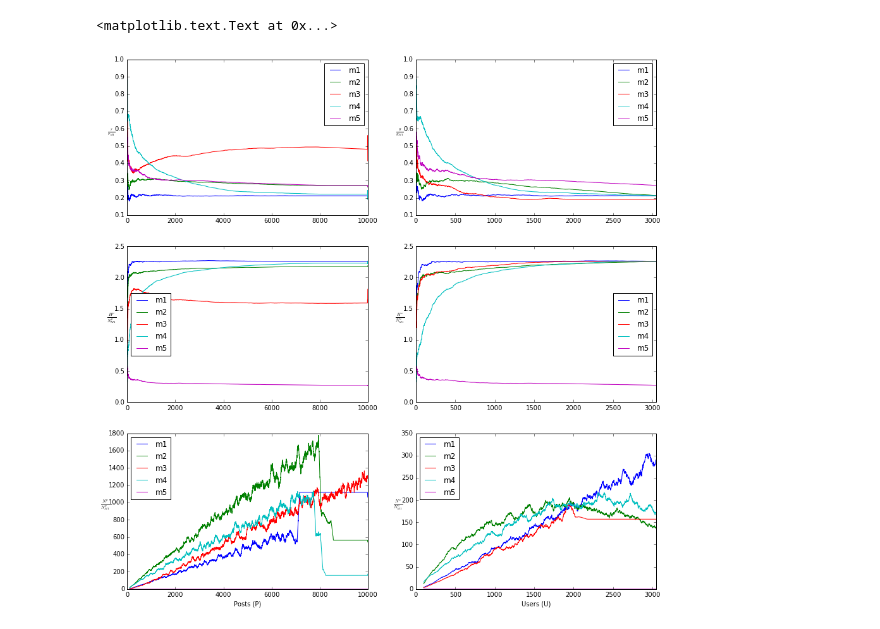
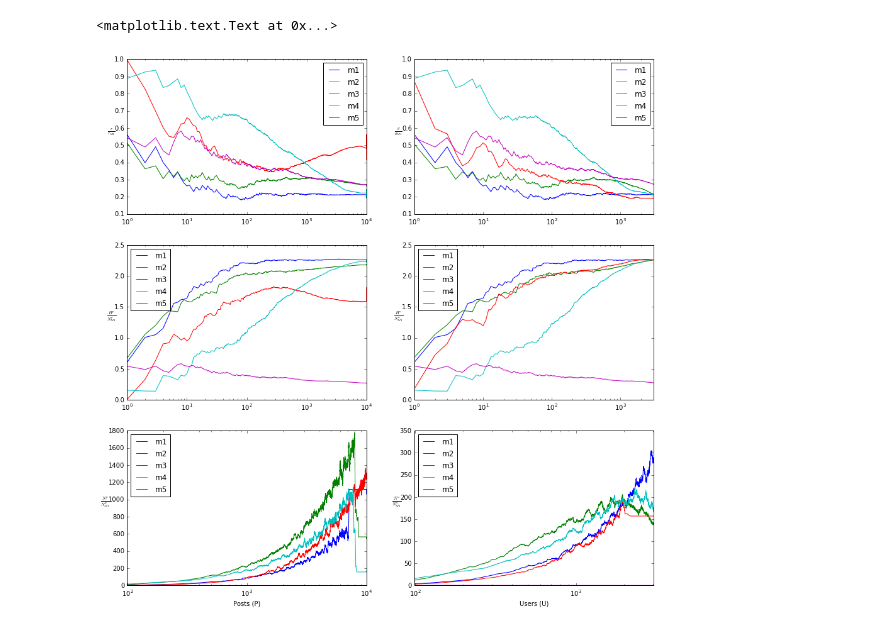
Before and after one commit to danjamker/DiffusionSimulation, a Jupyter notebook: notebook/visualize-simulation.ipynb, the cells around one changed output. Cells and saved outputs as stored; diff of their text form; code cells hidden in the pictures.

```diff
--- a/notebook/visualize-simulation.ipynb
+++ b/notebook/visualize-simulation.ipynb
@@ -122,7 +127,7 @@ usagedominance = result_act[["usagedominance_m1","usagedominance_m2","usagedomin
 usagedominance.columns = ['m1', 'm2', 'm3', 'm4', 'm5']
 # usagedominance = usagedominance.apply(rowRatio,1)
 
-plt = usagedominance.plot(ax=axes[0,0])
+plt = usagedominance.plot(ax=axes[0,0], logx = True)
 plt.set_xlabel('')
 plt.set_ylabel(r'$\frac{r}{r_{M1}}$', rotation=0)
 
@@ -130,7 +135,7 @@ userusagedominance = result_user[["userusagedominance_m1","userusagedominance_m2
 userusagedominance.columns = ['m1', 'm2', 'm3', 'm4', 'm5']
 # userusagedominance = userusagedominance.apply(rowRatio,1)
 
-plt = userusagedominance.plot(ax=axes[0,1])
+plt = userusagedominance.plot(ax=axes[0,1], logx = True)
 plt.set_xlabel('')
 plt.set_ylabel(r'$\frac{g}{g_{M1}}$', rotation=0)
 
@@ -138,7 +143,7 @@ usageEntorpy = result_act[["usageEntorpy_m1","usageEntorpy_m2","usageEntorpy_m3"
 usageEntorpy.columns = ['m1', 'm2', 'm3', 'm4', 'm5']
 # usageEntorpy = usageEntorpy.apply(rowRatio,1)
 
-plt = usageEntorpy.plot(ax=axes[1,0])
+plt = usageEntorpy.plot(ax=axes[1,0], logx = True)
 plt.set_xlabel('')
 plt.set_ylabel(r'$\frac{H^p}{N_{M1}^p}$', rotation=0)
 
@@ -146,35 +151,35 @@ userUsageEntorpy = result_user[["userUsageEntorpy_m1","userUsageEntorpy_m2","use
 userUsageEntorpy.columns = ['m1', 'm2', 'm3', 'm4', 'm5']
 # userUsageEntorpy = userUsageEntorpy.apply(rowRatio,1)
 
-plt = userUsageEntorpy.plot(ax=axes[1,1])
+plt = userUsageEntorpy.plot(ax=axes[1,1], logx = True)
 plt.set_xlabel('')
 plt.set_ylabel(r'$\frac{H^u}{N_{M1}^u}$', rotation=0)
 
 ActivateionExposure = result_act[["ActivateionExposure_m1","ActivateionExposure_m2","ActivateionExposure_m3","ActivateionExposure_m4","usagedominance"]]
 ActivateionExposure.columns = ['m1', 'm2', 'm3', 'm4', 'm5']
 ActivateionExposure.loc[:, 'm1'] = ActivateionExposure.loc[:, 'm1'].rolling(window=100,center=False).mean()
 ActivateionExposure.loc[:, 'm2'] = ActivateionExposure.loc[:, 'm2'].rolling(window=100,center=False).mean()
 ActivateionExposure.loc[:, 'm3'] = ActivateionExposure.loc[:, 'm3'].rolling(window=100,center=False).mean()
 ActivateionExposure.loc[:, 'm4'] = ActivateionExposure.loc[:, 'm4'].rolling(window=100,center=False).mean()
 ActivateionExposure.loc[:, 'm5'] = ActivateionExposure.loc[:, 'm5'].rolling(window=100,center=False).mean()
 # ActivateionExposure = ActivateionExposure.apply(rowRatio,1)
 
-plt = ActivateionExposure.plot(ax=axes[2,0])
+plt = ActivateionExposure.plot(ax=axes[2,0], logx = True)
 plt.set_xlabel('Posts (P)')
 plt.set_ylabel(r'$\frac{N^p}{N_{M1}^p}$', rotation=0)
 
 UserExposure = result_user[["UserExposure_m1","UserExposure_m2","UserExposure_m3","UserExposure_m4","usagedominance"]]
 UserExposure.columns = ['m1', 'm2', 'm3', 'm4', 'm5']
 UserExposure.loc[:, 'm1'] = UserExposure.loc[:, 'm1'].rolling(window=100,center=False).mean()
 UserExposure.loc[:, 'm2'] = UserExposure.loc[:, 'm2'].rolling(window=100,center=False).mean()
 UserExposure.loc[:, 'm3'] = UserExposure.loc[:, 'm3'].rolling(window=100,center=False).mean()
 UserExposure.loc[:, 'm4'] = UserExposure.loc[:, 'm4'].rolling(window=100,center=False).mean()
 UserExposure.loc[:, 'm5'] = UserExposure.loc[:, 'm5'].rolling(window=100,center=False).mean()
 # UserExposure = UserExposure.apply(rowRatio,1)
 
-plt = UserExposure.plot(ax=axes[2,1])
+plt = UserExposure.plot(ax=axes[2,1], logx = True)
 plt.set_xlabel('Users (U)')
 plt.set_ylabel(r'$\frac{N^u}{N_{M1}^u}$', rotation=0)
 # %% [output]
 <matplotlib.text.Text at 0x...>
-[figure, old version]
+[figure, new version]
```
Also changed, not shown: parts of 1 cell of this notebook, 2 other files.
